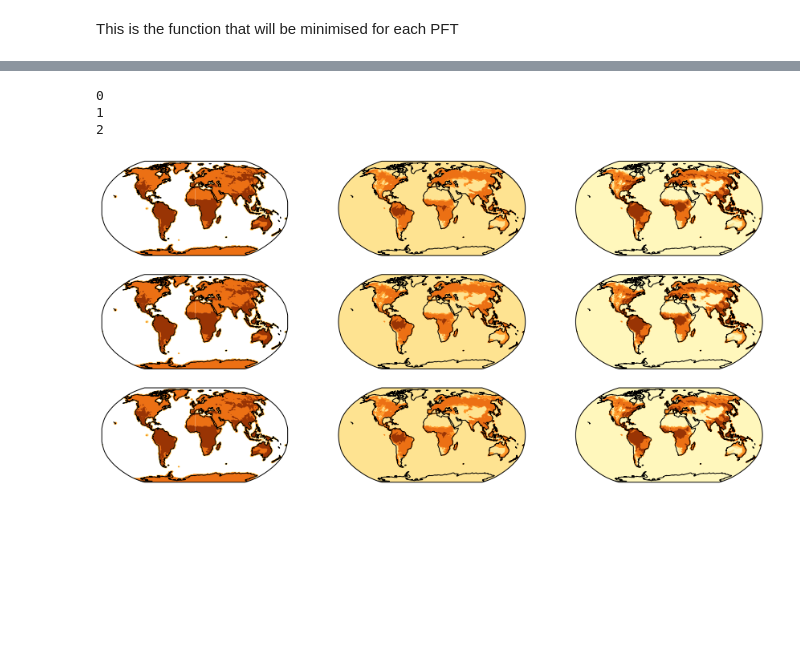
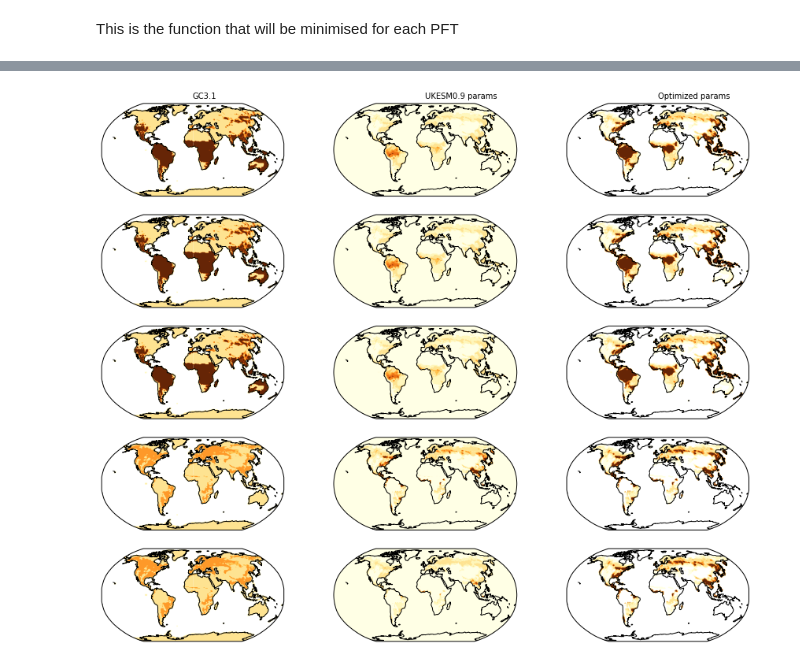
Before and after one commit to douglask3/UKESM_albedo_tile_optimization, a Jupyter notebook: docs/Untitled0.ipynb, the cells around one changed output, grey strips where cells are left out. Cells and saved outputs as stored; diff of their text form; code cells hidden in the pictures; blank space fills up the shorter version.

Commit message:
printing pft names with new params

```diff
--- a/docs/Untitled0.ipynb
+++ b/docs/Untitled0.ipynb
@@ -207,35 +207,35 @@ res = [optimize_pft(pft) for pft in range(0,9)]
 [0.13, 1.6667, 13.0]
 [  0.11627009   1.95145528  12.99984187]
 # %%
-def construct_height(pft, npfts, levels = [0.1, 0.5, 1, 5, 10, 20, 50]):
+def construct_height(pft, npfts, pft0, levels = [0.1, 0.5, 1, 5, 10, 20, 50]):
+    pfti = pft - pft0
+
     plt.figsize(15,2.5 * npft)
     a_wl1, b_wl1, a_ws1 = start[pft]
     a_wl2, b_wl2, a_ws2 = res[pft]
 
     h0 = height[pft]
     h1 = h0.copy()
     h2 = h0.copy()
 
     h1.data = sim_height(lai_b[pft].data, a_wl1, b_wl1, a_ws1)
     h2.data = sim_height(lai_b[pft].data, a_wl2, b_wl2, a_ws2)
 
-    hgt_c = plot_cube(h0, npft, 3, 3*pft + 1, 'brewer_YlOrBr_09', levels, 'max')
+    hgt_c = plot_cube(h0, npft, 3, 3*pfti + 1, 'brewer_YlOrBr_09', levels, 'max')
     if pfti == 0: plt.gca().text(0.5, 1.05, 'GC3.1', transform = plt.gca().transAxes)
-    hgt_c = plot_cube(h1, npft, 3, 3*pft + 2, 'brewer_YlOrBr_09', levels, 'max')
-    if pfti == 0: plt.gca().text(0.5, 1.05, 'UKESM0.9 params, transform = plt.gca().transAxes)
-    hgt_c = plot_cube(h2, npft, 3, 3*pft + 3, 'brewer_YlOrBr_09', levels, 'max')
+    hgt_c = plot_cube(h1, npft, 3, 3*pfti + 2, 'brewer_YlOrBr_09', levels, 'max')
+    if pfti == 0: plt.gca().text(0.5, 1.05, 'UKESM0.9 params', transform = plt.gca().transAxes)
+    hgt_c = plot_cube(h2, npft, 3, 3*pfti + 3, 'brewer_YlOrBr_09', levels, 'max')
     if pfti == 0: plt.gca().text(0.5, 1.05, 'Optimized params', transform = plt.gca().transAxes)
 
 
 
 
 def construct_height_pfts(pfts, *args, **kw):
     npfts = len(pfts)
-    [construct_height(pft, npfts) for pft in pfts]
+    pft0 = min(pfts)
+    [construct_height(pft, npfts, pft0, *args, **kw) for pft in pfts]
 
 construct_height_pfts(range(0,5), levels = [1, 10, 15, 20, 21, 22, 23, 24])
 # %% [output]
-0
-1
-2
-[figure, old version]
+[figure, new version]
```
Also changed, not shown: parts of 3 cells of this notebook.
